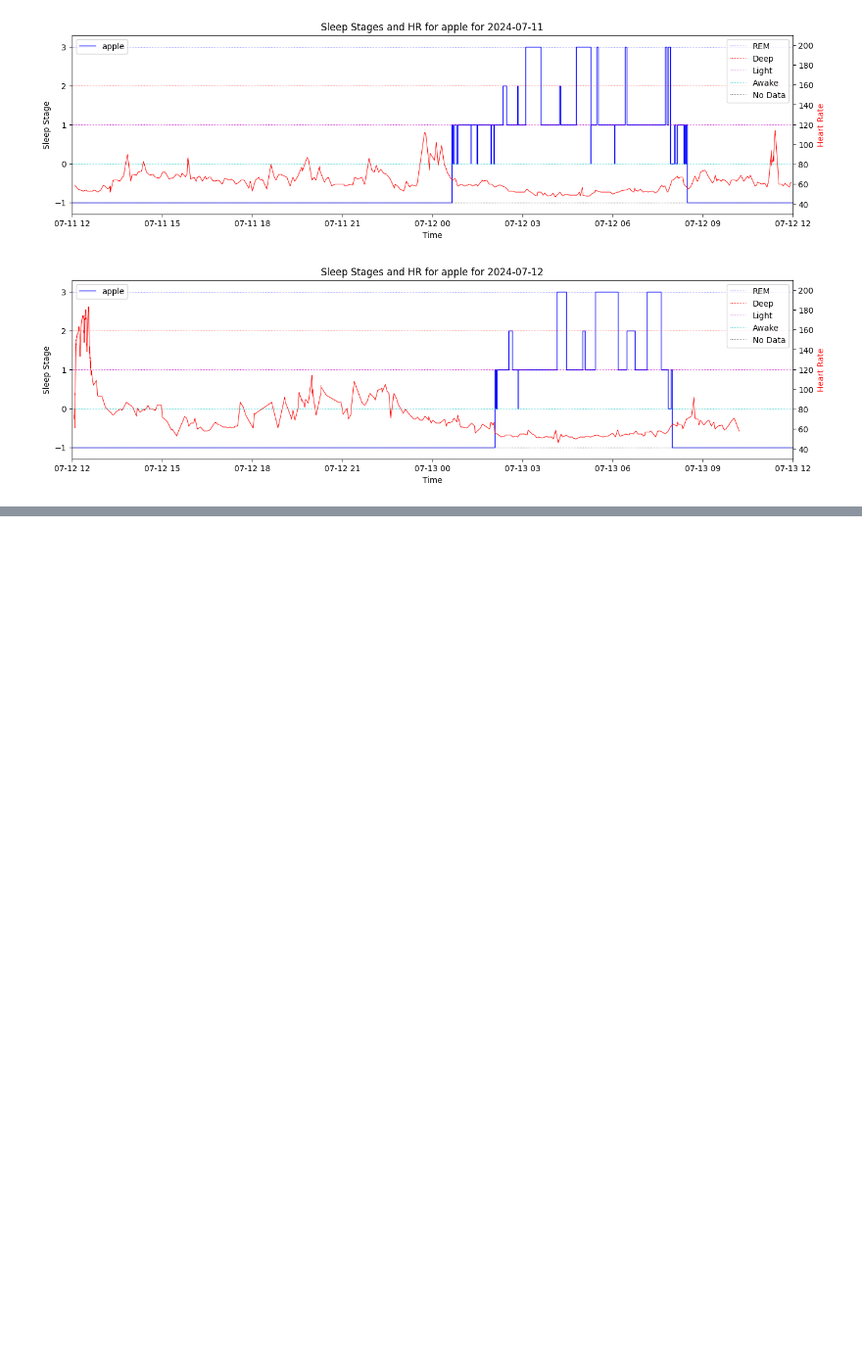
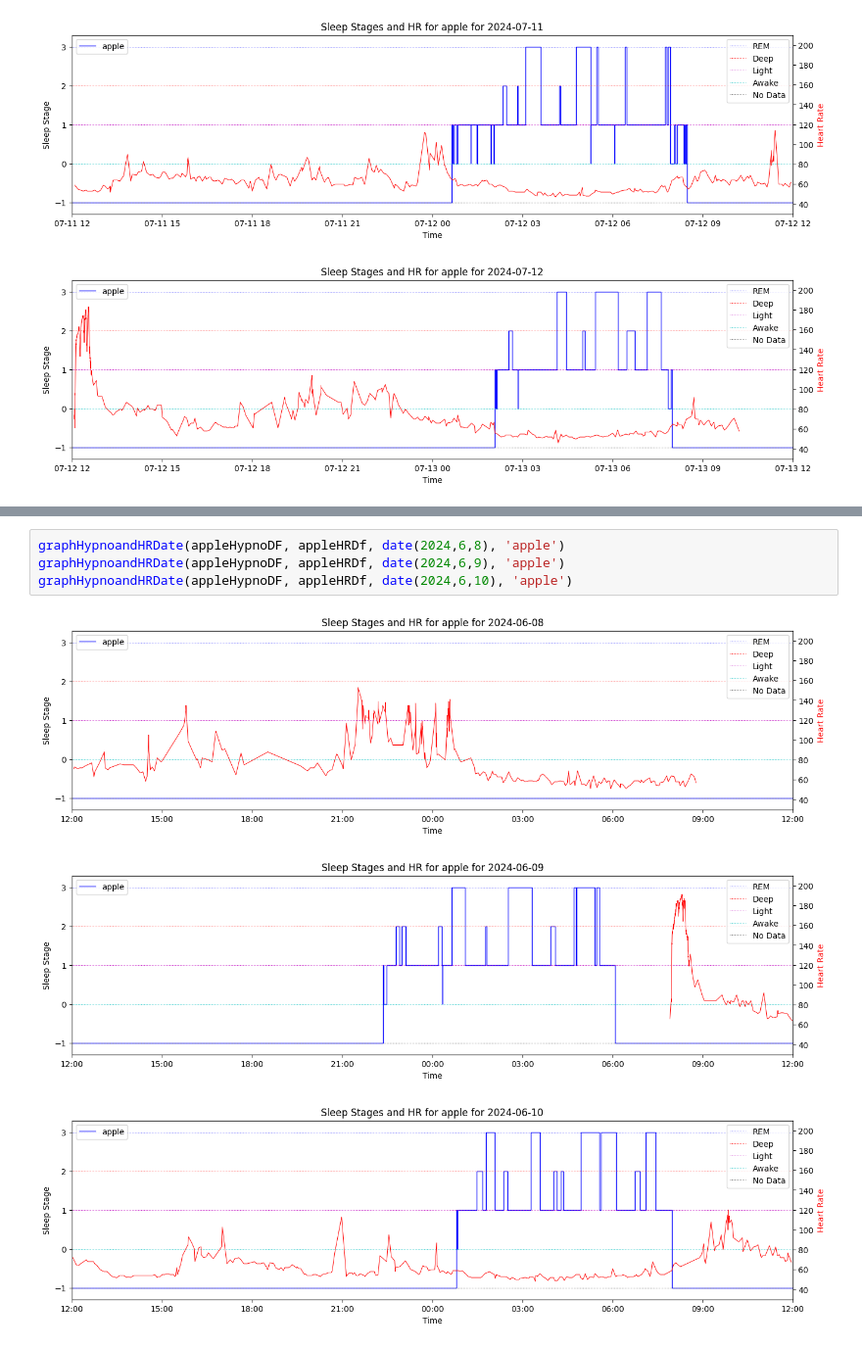
Before and after one commit to AbhikChowdhury6/dataImport, a Jupyter notebook: analyisis/graphingDaysSleepWithHR.ipynb, the cells around one changed output, grey strips where cells are left out. Shown at 98% size. Drawn from its saved outputs; the diff is of its cells as text; blank space fills up the shorter version.

```diff
--- a/analyisis/graphingDaysSleepWithHR.ipynb
+++ b/analyisis/graphingDaysSleepWithHR.ipynb
@@ -168,0 +179,8 @@ graphHypnoandHRDate(appleHypnoDF, appleHRDf, date(2024,7,12), 'apple')
+# %%
+graphHypnoandHRDate(appleHypnoDF, appleHRDf, date(2024,6,8), 'apple')
+graphHypnoandHRDate(appleHypnoDF, appleHRDf, date(2024,6,9), 'apple')
+graphHypnoandHRDate(appleHypnoDF, appleHRDf, date(2024,6,10), 'apple')
+# %% [output]
+[figure, added]
+[figure, added]
+[figure, added]
```
Also changed, not shown: parts of 2 cells of this notebook, 2 other files.
